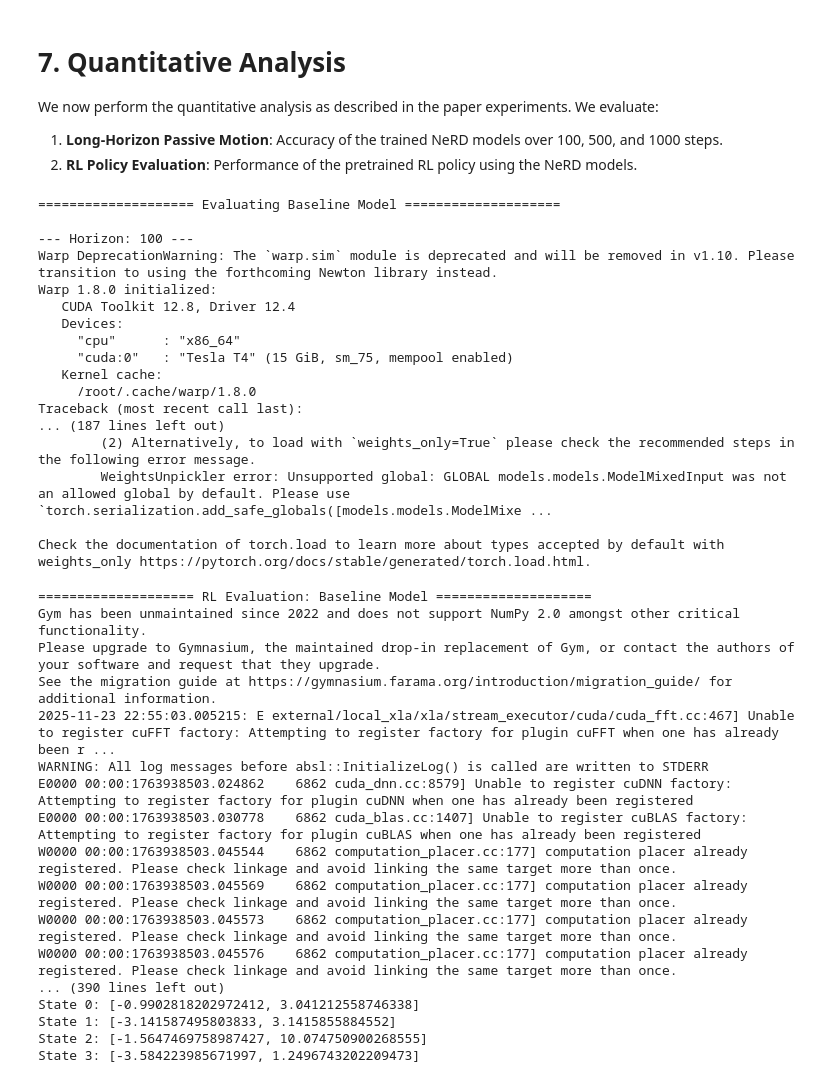
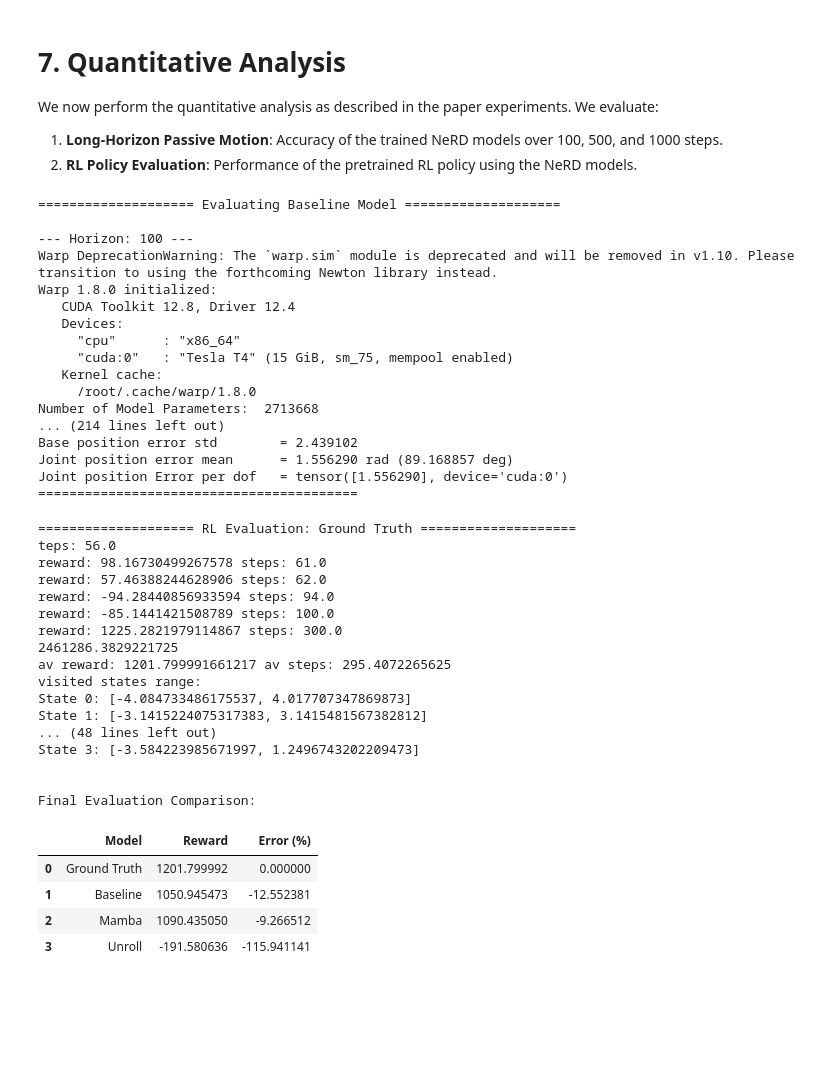
Before and after one commit to dhruv0000/neural-robot-dynamics, a Jupyter notebook: train_colab.ipynb, the cells around one changed output. Saved outputs shown, nothing was run; the diff lists cells and outputs as text; code cells hidden in the pictures; blank space fills up the shorter version.

```diff
--- a/train_colab.ipynb
+++ b/train_colab.ipynb
@@ -236,7 +236,7 @@ def find_latest_model(model_type):
     return model_path
 
 models = ['baseline', 'mamba', 'unroll']
-horizons = [100, 500, 1000]
+horizons = [100, 500]
 
 for model_name in models:
     model_path = find_latest_model(model_name)
@@ -268,12 +268,12 @@ Warp 1.8.0 initialized:
      "cuda:0"   : "Tesla T4" (15 GiB, sm_75, mempool enabled)
    Kernel cache:
      /root/.cache/warp/1.8.0
-Traceback (most recent call last):
-... (187 lines left out)
-        (2) Alternatively, to load with `weights_only=True` please check the recommended steps in the following error message.
-        WeightsUnpickler error: Unsupported global: GLOBAL models.models.ModelMixedInput was not an allowed global by default. Please use `torch.serialization.add_safe_globals([models.models.ModelMixe ...
-
-Check the documentation of torch.load to learn more about types accepted by default with weights_only https://pytorch.org/docs/stable/generated/torch.load.html.
+Number of Model Parameters:  2713668
+... (214 lines left out)
+Base position error std        = 2.439102
+Joint position error mean      = 1.556290 rad (89.168857 deg)
+Joint position Error per dof   = tensor([1.556290], device='cuda:0')
+=========================================
 # %%
 # 7.2 RL Policy Evaluation (Quantitative)
 # We evaluate the policy using the trained NeRD models and compare with Ground Truth.
@@ -292,7 +292,7 @@ def run_eval(model_path=None, env_mode='neural', label='Model'):
     abs_rl_cfg_path = os.path.abspath('../eval/eval_rl/cfg/Cartpole/cartpole.yaml')
 
     cmd = [
-        'python', '../eval/eval_rl/run_rl.py',
+        'python', 'run_rl.py',
         '--rl-cfg', abs_rl_cfg_path,
         '--playback', abs_playback_path,
         '--num-envs', '2048',
@@ -324,46 +324,51 @@ def run_eval(model_path=None, env_mode='neural', label='Model'):
         print('STDERR:', e.stderr)
         return None
 
 results = []
 
 # 1. Evaluate Ground Truth
 gt_reward = run_eval(env_mode='ground-truth', label='Ground Truth')
 if gt_reward is not None:
     results.append({'Model': 'Ground Truth', 'Reward': gt_reward, 'Error (%)': 0.0})
 
 # 2. Evaluate NeRD Models
 for model_name in models:
     model_path = find_latest_model(model_name)
     if not model_path:
         continue
 
     reward = run_eval(model_path=model_path, env_mode='neural', label=model_name.capitalize())
 
     if reward is not None and gt_reward is not None:
         error = (reward - gt_reward) / gt_reward * 100
         results.append({'Model': model_name.capitalize(), 'Reward': reward, 'Error (%)': error})
     elif reward is not None:
         results.append({'Model': model_name.capitalize(), 'Reward': reward, 'Error (%)': float('nan')})
 
 # 3. Create Table
 df = pd.DataFrame(results)
 print("\nFinal Evaluation Comparison:")
 display(df)
 # %% [output]
-==================== RL Evaluation: Baseline Model ====================
-Gym has been unmaintained since 2022 and does not support NumPy 2.0 amongst other critical functionality.
-Please upgrade to Gymnasium, the maintained drop-in replacement of Gym, or contact the authors of your software and request that they upgrade.
-See the migration guide at https://gymnasium.farama.org/introduction/migration_guide/ for additional information.
-2025-11-23 22:55:03.005215: E external/local_xla/xla/stream_executor/cuda/cuda_fft.cc:467] Unable to register cuFFT factory: Attempting to register factory for plugin cuFFT when one has already been r ...
-WARNING: All log messages before absl::InitializeLog() is called are written to STDERR
-E0000 00:00:1763938503.024862    6862 cuda_dnn.cc:8579] Unable to register cuDNN factory: Attempting to register factory for plugin cuDNN when one has already been registered
-E0000 00:00:1763938503.030778    6862 cuda_blas.cc:1407] Unable to register cuBLAS factory: Attempting to register factory for plugin cuBLAS when one has already been registered
-W0000 00:00:1763938503.045544    6862 computation_placer.cc:177] computation placer already registered. Please check linkage and avoid linking the same target more than once.
-W0000 00:00:1763938503.045569    6862 computation_placer.cc:177] computation placer already registered. Please check linkage and avoid linking the same target more than once.
-W0000 00:00:1763938503.045573    6862 computation_placer.cc:177] computation placer already registered. Please check linkage and avoid linking the same target more than once.
-W0000 00:00:1763938503.045576    6862 computation_placer.cc:177] computation placer already registered. Please check linkage and avoid linking the same target more than once.
-... (390 lines left out)
-State 0: [-0.9902818202972412, 3.041212558746338]
-State 1: [-3.141587495803833, 3.1415855884552]
-State 2: [-1.5647469758987427, 10.074750900268555]
+==================== RL Evaluation: Ground Truth ====================
+teps: 56.0
+reward: 98.16730499267578 steps: 61.0
+reward: 57.46388244628906 steps: 62.0
+reward: -94.28440856933594 steps: 94.0
+reward: -85.1441421508789 steps: 100.0
+reward: 1225.2821979114867 steps: 300.0
+2461286.3829221725
+av reward: 1201.799991661217 av steps: 295.4072265625
+visited states range:
+State 0: [-4.084733486175537, 4.017707347869873]
+State 1: [-3.1415224075317383, 3.1415481567382812]
+... (48 lines left out)
 State 3: [-3.584223985671997, 1.2496743202209473]
+
+
+Final Evaluation Comparison:
+|  | Model | Reward | Error (%) |
+| 0 | Ground Truth | 1201.799992 | 0.000000 |
+| 1 | Baseline | 1050.945473 | -12.552381 |
+| 2 | Mamba | 1090.435050 | -9.266512 |
+| 3 | Unroll | -191.580636 | -115.941141 |
```
Also changed, not shown: parts of 6 cells of this notebook.
